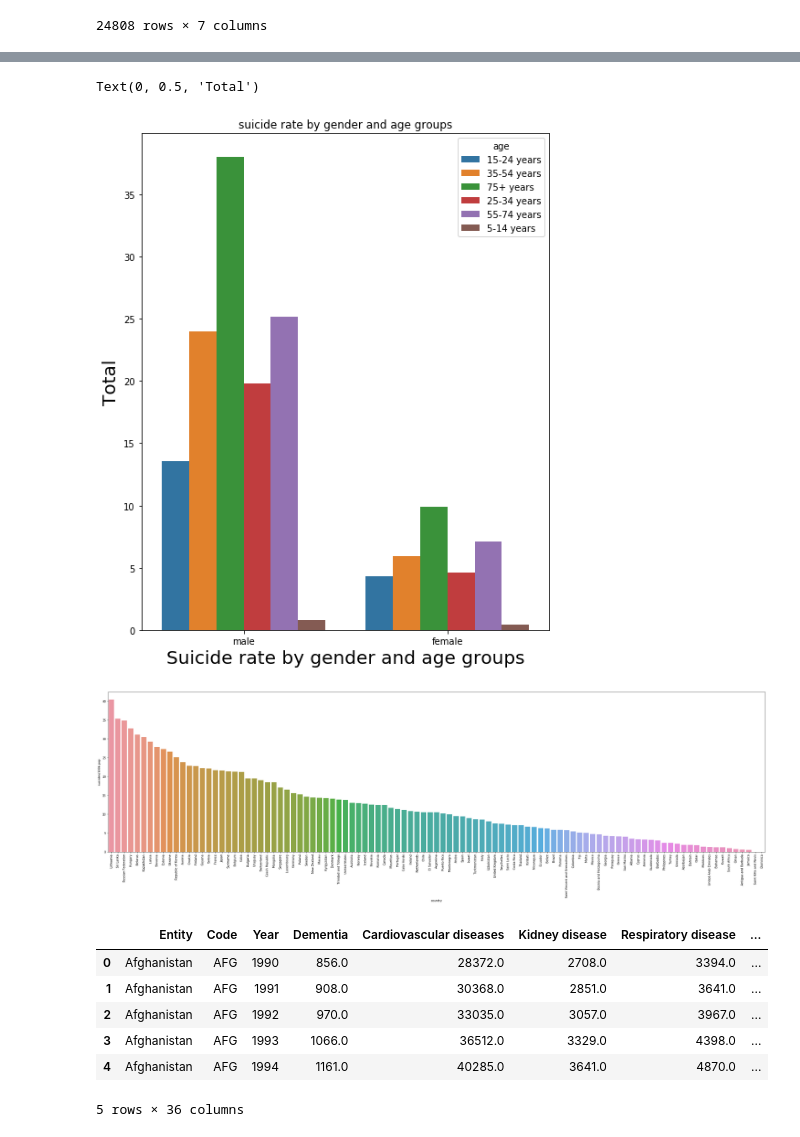
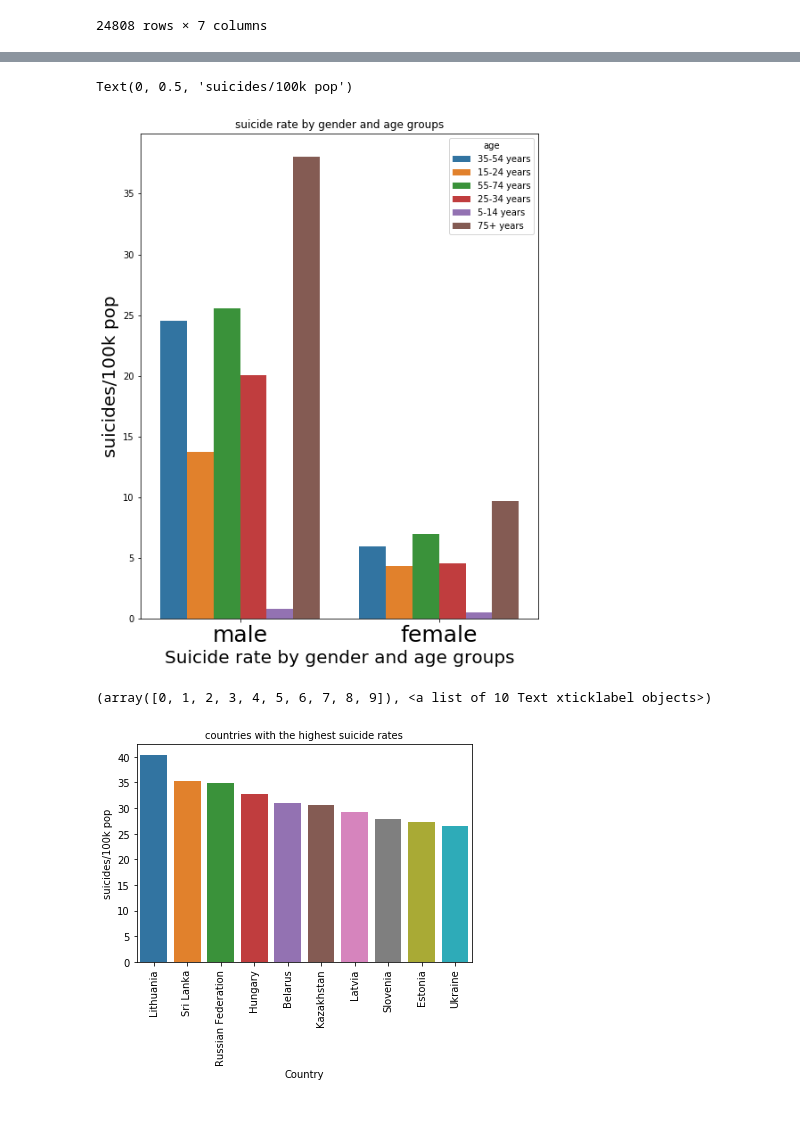
Before and after one commit to ndanni/Suicide_analysis, a Jupyter notebook: project/ndane_capstone_project.ipynb, the cells around one changed output, grey strips where cells are left out. Cells and saved outputs as stored; diff of their text form; code cells hidden in the pictures.

```diff
--- a/project/ndane_capstone_project.ipynb
+++ b/project/ndane_capstone_project.ipynb
@@ -368,27 +363,22 @@ plt.figure(figsize=(8,10))
 figure2 = sns.barplot(data=suicide_rates,x='sex',y='suicides/100k pop',hue='age', ci = None);
 figure2.set_title('suicide rate by gender and age groups')
 figure2.set_xlabel('Suicide rate by gender and age groups', {'fontsize': 20})
-figure2.set_ylabel('Total', {'fontsize': 20})
+figure2.set_ylabel('suicides/100k pop', {'fontsize': 20})
 #from the graph, it can be seen that among the males, the age range between 75+ and above
 #are more suicidal and same also for the females
 # %% [output]
-Text(0, 0.5, 'Total')
+Text(0, 0.5, 'suicides/100k pop')
-[figure, old version]
+[figure, new version]
 # %%
-country = suicide_rates[['country','suicides/100k pop']].groupby('country',as_index=False).mean().sort_values(by='suicides/100k pop',ascending=False)
-fig=plt.figure(figsize=(40,10))
-top_countries = country[10:]
-sns.barplot(x=country['country'],y=country['suicides/100k pop'],data=top_countries)
-plt.xticks(rotation=90);
+#to view 10 countries with the highest suicide rates
+suicide_rate = suicide_rates[['country','suicides/100k pop']].groupby('country',as_index=False).mean().sort_values(by='suicides/100k pop',ascending=False)
+highest10 = suicide_rate[:10]
+figure4 = sns.barplot(x='country', y='suicides/100k pop', data=highest10)
+figure4.set_title('countries with the highest suicide rates', {'fontsize': 10})
+figure4.set_xlabel('Country', {'fontsize': 10})
+figure4.set_ylabel('suicides/100k pop', {'fontsize': 10})
+plt.rc('xtick',labelsize=10)
+plt.xticks(rotation=90)
 # %% [output]
+(array([0, 1, 2, 3, 4, 5, 6, 7, 8, 9]), <a list of 10 Text xticklabel objects>)
-[figure, old version]
+[figure, new version]
-# %%
-causes_of_deaths.head()
-# %% [output]
-|  | Entity | Code | Year | Dementia | Cardiovascular diseases | Kidney disease | Respiratory disease | ... |
-| 0 | Afghanistan | AFG | 1990 | 856.0 | 28372.0 | 2708.0 | 3394.0 | ... |
-| 1 | Afghanistan | AFG | 1991 | 908.0 | 30368.0 | 2851.0 | 3641.0 | ... |
-| 2 | Afghanistan | AFG | 1992 | 970.0 | 33035.0 | 3057.0 | 3967.0 | ... |
-| 3 | Afghanistan | AFG | 1993 | 1066.0 | 36512.0 | 3329.0 | 4398.0 | ... |
-| 4 | Afghanistan | AFG | 1994 | 1161.0 | 40285.0 | 3641.0 | 4870.0 | ... |
-5 rows × 36 columns
```
Also changed, not shown: parts of 12 cells of this notebook.
